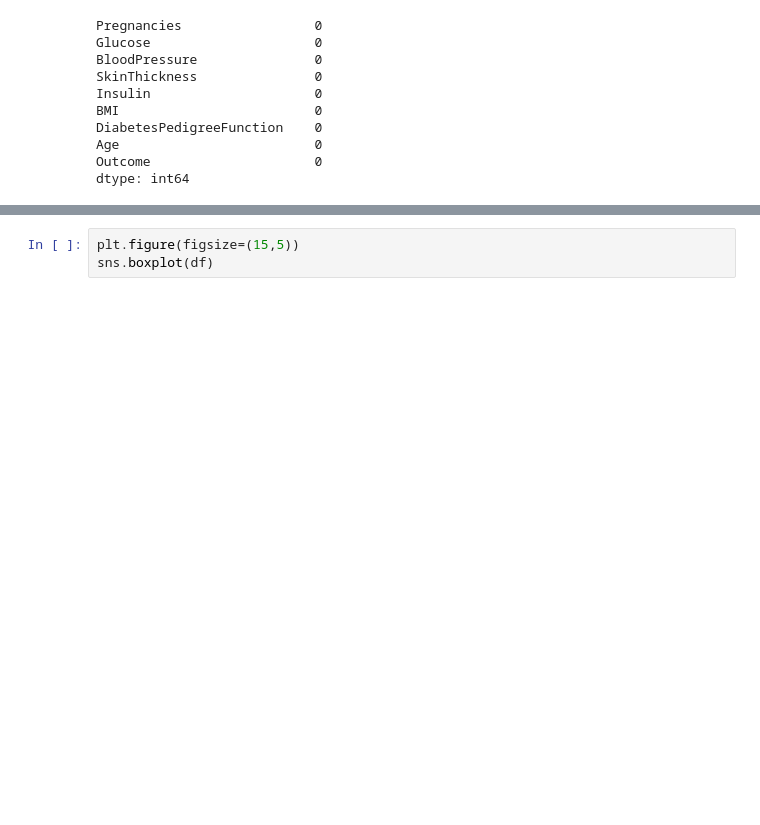
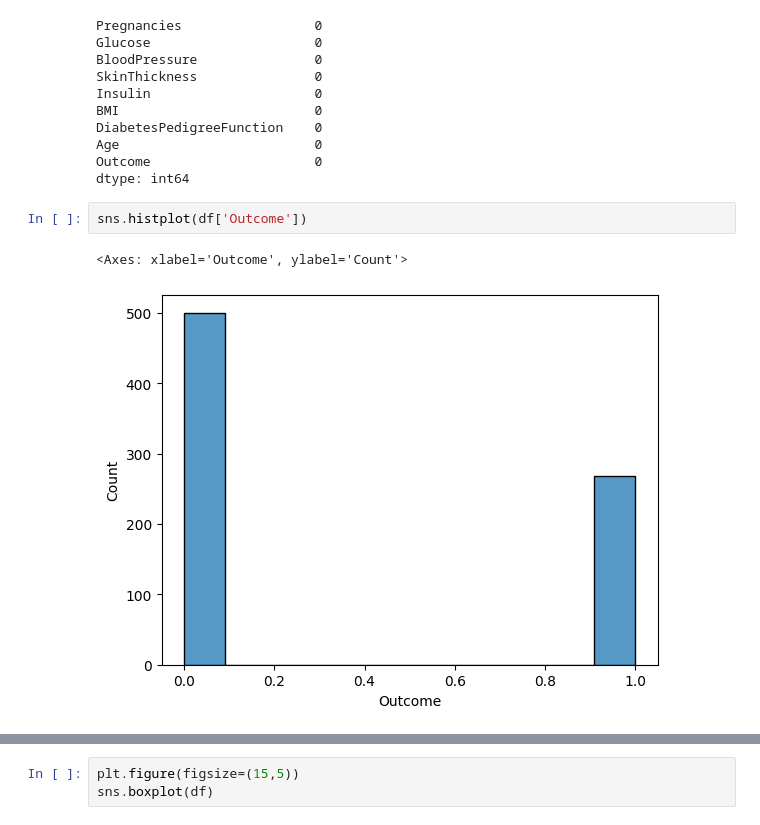
Before and after one commit to Yash428/ml, a Jupyter notebook: pr6/Practical 6.ipynb, the cells around one changed output, grey strips where cells are left out. Drawn from its saved outputs; the diff is of its cells as text; blank space fills up the shorter version.

```diff
--- a/pr6/Practical 6.ipynb
+++ b/pr6/Practical 6.ipynb
@@ -34,3 +34,8 @@ DiabetesPedigreeFunction    0
 Age                         0
 Outcome                     0
 dtype: int64
+# %%
+sns.histplot(df['Outcome'])
+# %% [output]
+<Axes: xlabel='Outcome', ylabel='Count'>
+[figure, added]
```
Also changed, not shown: parts of 1 cell of this notebook, 4 other files.
